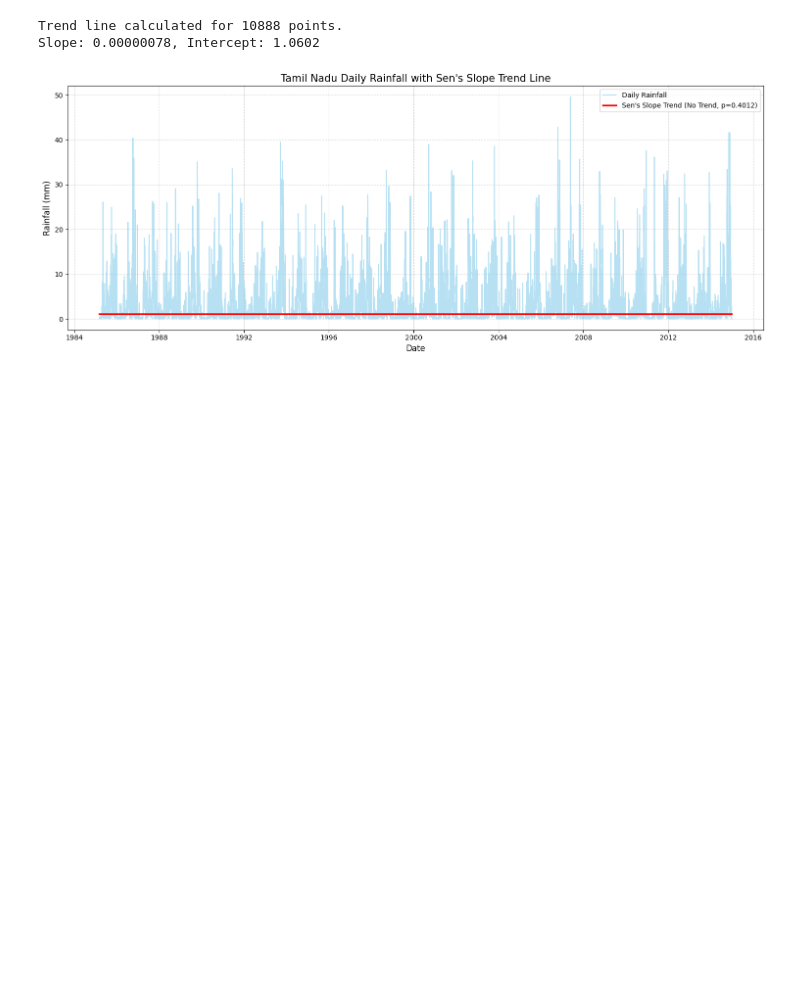
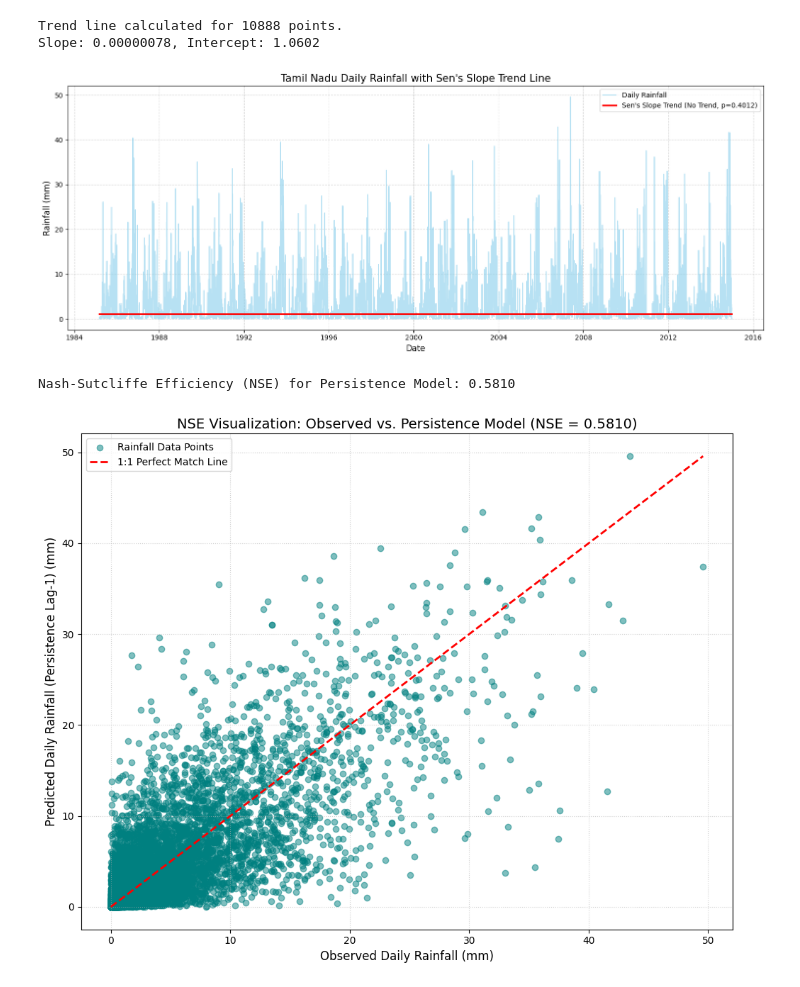
Before and after one commit to gowardhanan440569/Flood-Prediction, a Jupyter notebook: Flood_Prediction.ipynb, the cells around one changed output. Cells and saved outputs as stored; diff of their text form; code cells hidden in the pictures; blank space fills up the shorter version.

```diff
--- a/Flood_Prediction.ipynb
+++ b/Flood_Prediction.ipynb
@@ -1585,3 +1570,66 @@ plt.tight_layout()
 plt.show()
 # %% [output]
 [figure]
+# %%
+import numpy as np
+
+def calculate_nse(observations, predictions):
+    """
+    Calculates the Nash-Sutcliffe Efficiency (NSE).
+    Formula: 1 - (sum((obs - pred)^2) / sum((obs - mean_obs)^2))
+    """
+    obs = np.array(observations)
+    pred = np.array(predictions)
+
+    # Handle potential NaNs from shifting/lagging
+    mask = ~np.isnan(obs) & ~np.isnan(pred)
+    obs = obs[mask]
+    pred = pred[mask]
+
+    numerator = np.sum((obs - pred)**2)
+    denominator = np.sum((obs - np.mean(obs))**2)
+
+    nse = 1 - (numerator / denominator)
+    return nse
+
+# Calculate NSE for the historical rainfall data
+# We compare the actual rainfall with the 1-day lag to see the persistence efficiency
+nse_value = calculate_nse(df['rainfall'], df['rain_lag1'])
+
+print(f"Nash-Sutcliffe Efficiency (NSE) for Persistence Model: {nse_value:.4f}")
+# %% [output]
+Nash-Sutcliffe Efficiency (NSE) for Persistence Model: 0.5810
+# %%
+import matplotlib.pyplot as plt
+import numpy as np
+
+# 1. Prepare data for plotting
+# We use the persistence model where predictions = rain_lag1
+obs = df['rainfall']
+pred = df['rain_lag1']
+
+# 2. Filter out NaNs to ensure clean plotting
+mask = ~np.isnan(obs) & ~np.isnan(pred)
+obs_plot = obs[mask]
+pred_plot = pred[mask]
+
+# 3. Create the scatter plot
+plt.figure(figsize=(10, 8))
+plt.scatter(obs_plot, pred_plot, alpha=0.5, color='teal', label='Rainfall Data Points')
+
+# 4. Add the 1:1 Identity Line (Perfect match line)
+max_val = max(obs_plot.max(), pred_plot.max())
+plt.plot([0, max_val], [0, max_val], color='red', linestyle='--', linewidth=2, label='1:1 Perfect Match Line')
+
+# 5. Labels and Title
+plt.title(f'NSE Visualization: Observed vs. Persistence Model (NSE = {nse_value:.4f})', fontsize=14)
+plt.xlabel('Observed Daily Rainfall (mm)', fontsize=12)
+plt.ylabel('Predicted Daily Rainfall (Persistence Lag-1) (mm)', fontsize=12)
+
+# 6. Formatting
+plt.legend()
+plt.grid(True, linestyle=':', alpha=0.6)
+plt.tight_layout()
+plt.show()
+# %% [output]
+[figure, added]
```
Also changed, not shown: parts of 20 cells of this notebook.
